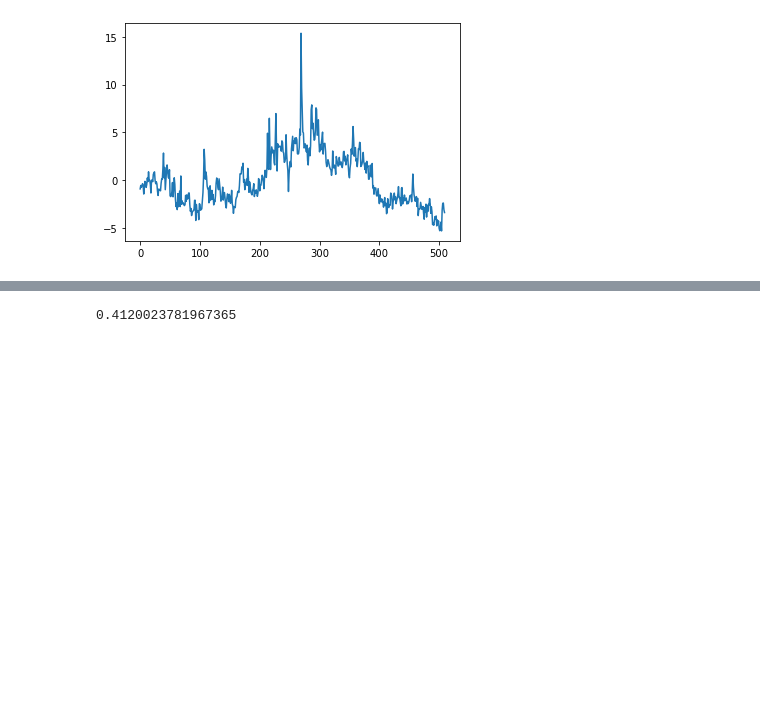
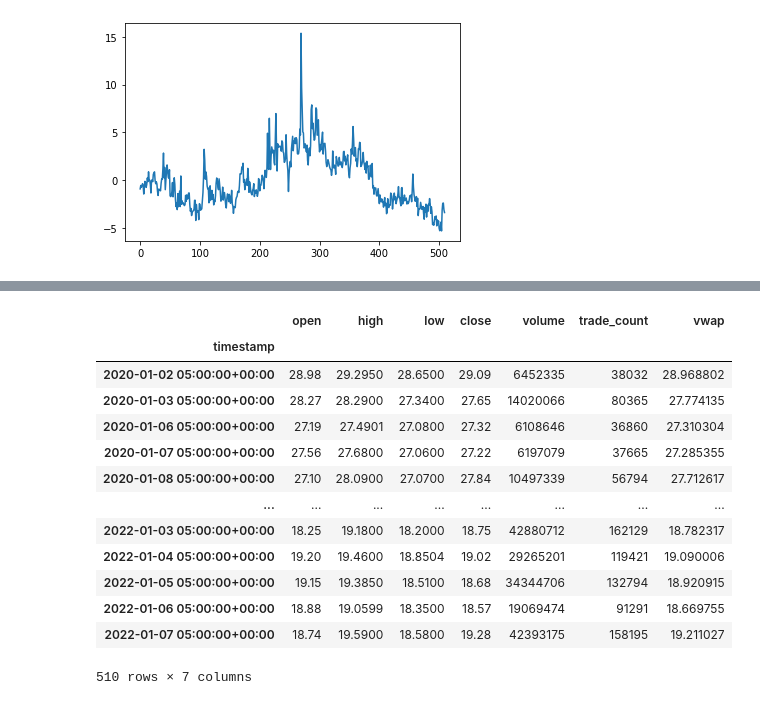
Before and after one commit to michaelortiz05/algotrader, a Jupyter notebook: Joshuas_MacD.ipynb, the cells around one changed output, grey strips where cells are left out. Saved outputs shown, nothing was run; the diff lists cells and outputs as text; code cells hidden in the pictures; blank space fills up the shorter version.

```diff
--- a/Joshuas_MacD.ipynb
+++ b/Joshuas_MacD.ipynb
@@ -378,4 +380,18 @@ np.mean(np.abs(special.inv_boxcox(pred_lm_forecast, fitted_lambda) - special.inv
-# %%
-fitted_lambda
-# %% [output]
-0.4120023781967365
+# %%
+# checking to see the actual apple stock price
+df_american = api.get_bars("AAL", TimeFrame.Day, "2020-01-01", "2022-01-08", adjustment='raw').df; df_american
+# %% [output]
+|  | open | high | low | close | volume | trade_count | vwap |
+| timestamp |  |  |  |  |  |  |  |
+| 2020-01-02 05:00:00+00:00 | 28.98 | 29.2950 | 28.6500 | 29.09 | 6452335 | 38032 | 28.968802 |
+| 2020-01-03 05:00:00+00:00 | 28.27 | 28.2900 | 27.3400 | 27.65 | 14020066 | 80365 | 27.774135 |
+| 2020-01-06 05:00:00+00:00 | 27.19 | 27.4901 | 27.0800 | 27.32 | 6108646 | 36860 | 27.310304 |
+| 2020-01-07 05:00:00+00:00 | 27.56 | 27.6800 | 27.0600 | 27.22 | 6197079 | 37665 | 27.285355 |
+| 2020-01-08 05:00:00+00:00 | 27.10 | 28.0900 | 27.0700 | 27.84 | 10497339 | 56794 | 27.712617 |
+| ... | ... | ... | ... | ... | ... | ... | ... |
+| 2022-01-03 05:00:00+00:00 | 18.25 | 19.1800 | 18.2000 | 18.75 | 42880712 | 162129 | 18.782317 |
+| 2022-01-04 05:00:00+00:00 | 19.20 | 19.4600 | 18.8504 | 19.02 | 29265201 | 119421 | 19.090006 |
+| 2022-01-05 05:00:00+00:00 | 19.15 | 19.3850 | 18.5100 | 18.68 | 34344706 | 132794 | 18.920915 |
+| 2022-01-06 05:00:00+00:00 | 18.88 | 19.0599 | 18.3500 | 18.57 | 19069474 | 91291 | 18.669755 |
+| 2022-01-07 05:00:00+00:00 | 18.74 | 19.5900 | 18.5800 | 19.28 | 42393175 | 158195 | 19.211027 |
+510 rows × 7 columns
```
Also changed, not shown: parts of 10 cells of this notebook.
